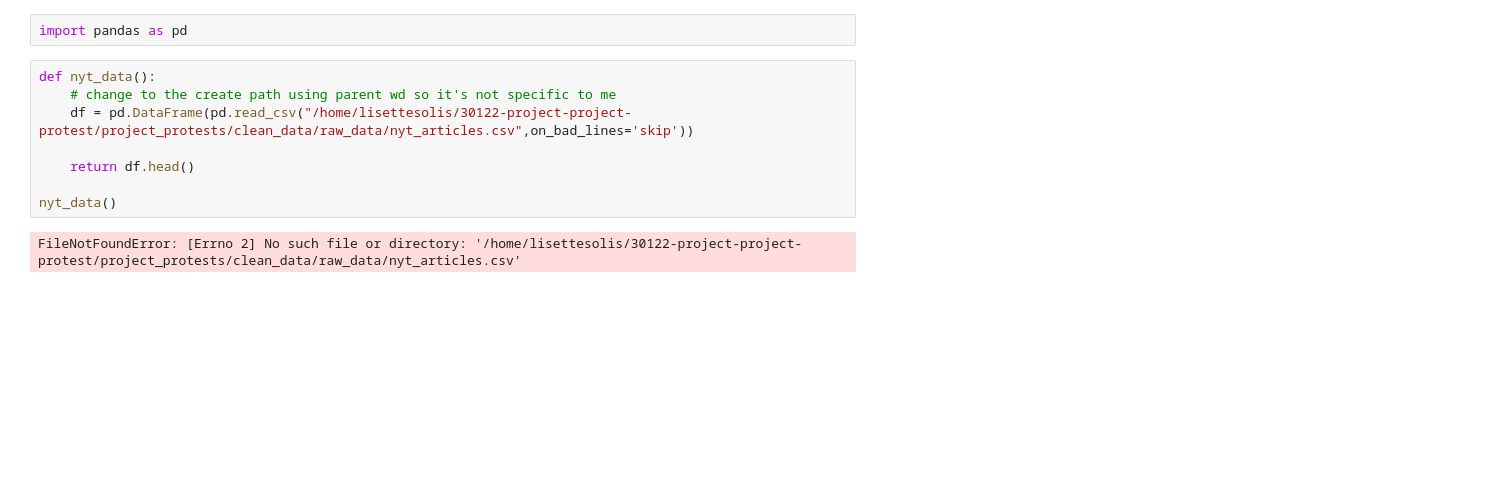
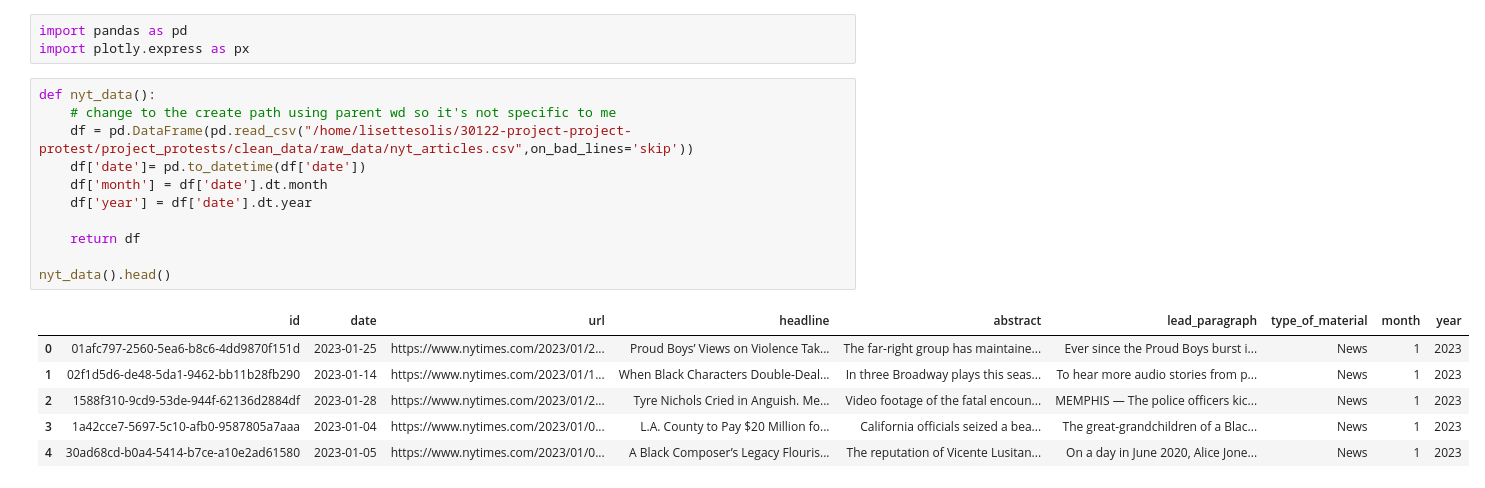
Before and after one commit to uchicago-mscapp-projects/project-protest, a Jupyter notebook: project_protests/visualizations/news_viz.ipynb, the cells around one changed output. Cells and saved outputs as stored; diff of their text form; blank space fills up the shorter version.

Commit message:
Protest and news viz

```diff
--- a/project_protests/visualizations/news_viz.ipynb
+++ b/project_protests/visualizations/news_viz.ipynb
@@ -1,12 +1,21 @@
 # %%
 import pandas as pd
+import plotly.express as px
 # %%
 def nyt_data():
     # change to the create path using parent wd so it's not specific to me
     df = pd.DataFrame(pd.read_csv("/home/lisettesolis/30122-project-project-protest/project_protests/clean_data/raw_data/nyt_articles.csv",on_bad_lines='skip'))
+    df['date']= pd.to_datetime(df['date'])
+    df['month'] = df['date'].dt.month
+    df['year'] = df['date'].dt.year
 
-    return df.head()
+    return df
 
-nyt_data()
+nyt_data().head()
 # %% [output]
-FileNotFoundError: [Errno 2] No such file or directory: '/home/lisettesolis/30122-project-project-protest/project_protests/clean_data/raw_data/nyt_articles.csv'
+|  | id | date | url | headline | abstract | lead_paragraph | type_of_material | month | year |
+| 0 | 01afc797-2560-5ea6-b8c6-4dd9870f151d | 2023-01-25 | https://www.nytimes.com/2023/01/2... | Proud Boys’ Views on Violence Tak... | The far-right group has maintaine... | Ever since the Proud Boys burst i... | News | 1 | 2023 |
+| 1 | 02f1d5d6-de48-5da1-9462-bb11b28fb290 | 2023-01-14 | https://www.nytimes.com/2023/01/1... | When Black Characters Double-Deal... | In three Broadway plays this seas... | To hear more audio stories from p... | News | 1 | 2023 |
+| 2 | 1588f310-9cd9-53de-944f-62136d2884df | 2023-01-28 | https://www.nytimes.com/2023/01/2... | Tyre Nichols Cried in Anguish. Me... | Video footage of the fatal encoun... | MEMPHIS — The police officers kic... | News | 1 | 2023 |
+| 3 | 1a42cce7-5697-5c10-afb0-9587805a7aaa | 2023-01-04 | https://www.nytimes.com/2023/01/0... | L.A. County to Pay $20 Million fo... | California officials seized a bea... | The great-grandchildren of a Blac... | News | 1 | 2023 |
+| 4 | 30ad68cd-b0a4-5414-b7ce-a10e2ad61580 | 2023-01-05 | https://www.nytimes.com/2023/01/0... | A Black Composer’s Legacy Flouris... | The reputation of Vicente Lusitan... | On a day in June 2020, Alice Jone... | News | 1 | 2023 |
```
Also changed, not shown: parts of 1 cell of this notebook, 4 other files.
